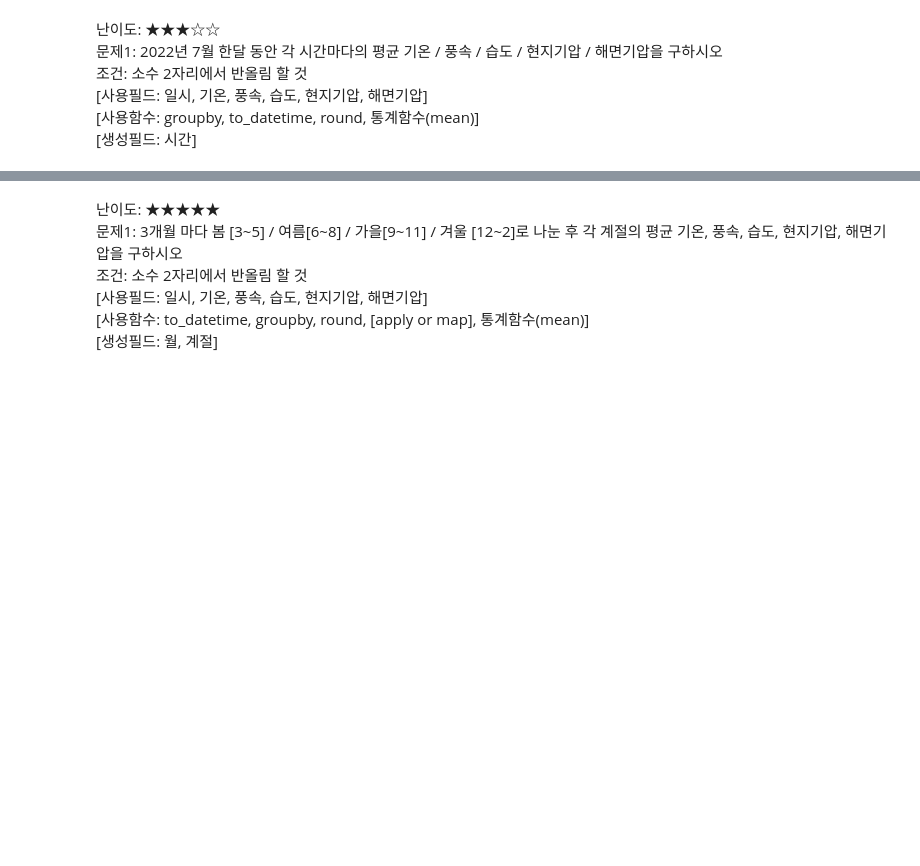
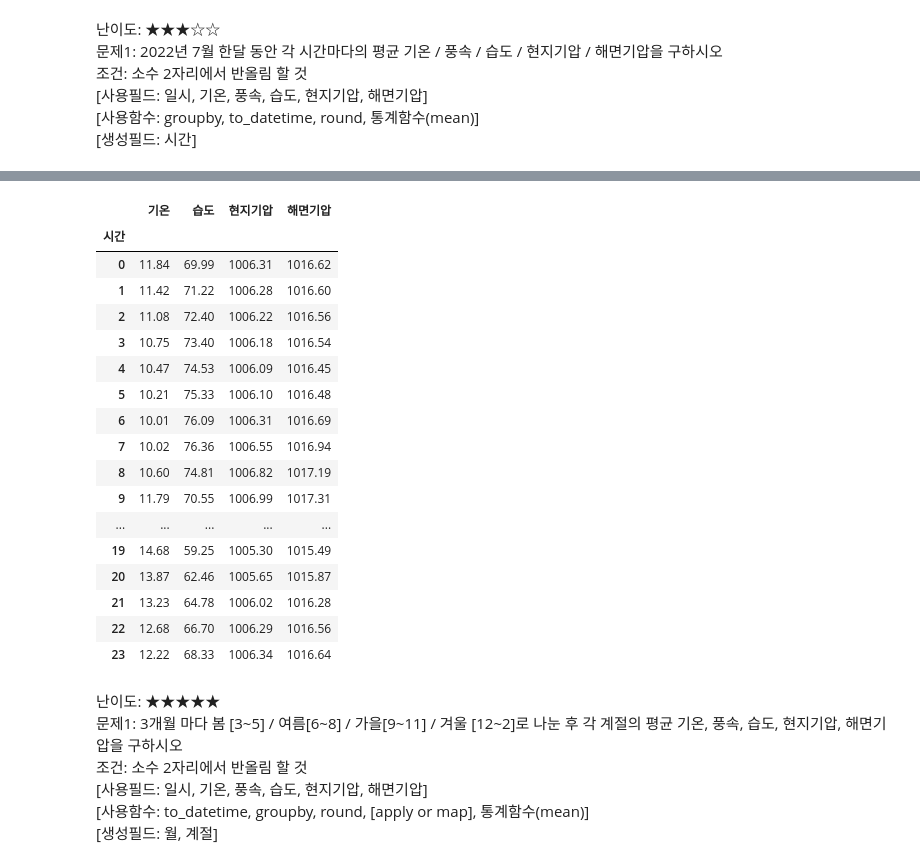
Before and after one commit to doxgxxn/231010_basic_study, a Jupyter notebook: ch02_Quest.ipynb, the cells around one changed output, grey strips where cells are left out. Drawn from its saved outputs; the diff is of its cells as text; code cells hidden in the pictures; blank space fills up the shorter version.

```diff
--- a/ch02_Quest.ipynb
+++ b/ch02_Quest.ipynb
@@ -211,0 +321,3 @@ Seoul
+# %%
+Seoul['시간'] = pd.to_datetime(Seoul['일시']).dt.hour
+Seoul.head(5)
@@ -212,3 +331,24 @@ Seoul
+# %%
+Seoul.groupby('시간')[['기온','습도','현지기압','해면기압']].mean().round(2)
+# %% [output]
+|  | 기온 | 습도 | 현지기압 | 해면기압 |
+| 시간 |  |  |  |  |
+| 0 | 11.84 | 69.99 | 1006.31 | 1016.62 |
+| 1 | 11.42 | 71.22 | 1006.28 | 1016.60 |
+| 2 | 11.08 | 72.40 | 1006.22 | 1016.56 |
+| 3 | 10.75 | 73.40 | 1006.18 | 1016.54 |
+| 4 | 10.47 | 74.53 | 1006.09 | 1016.45 |
+| 5 | 10.21 | 75.33 | 1006.10 | 1016.48 |
+| 6 | 10.01 | 76.09 | 1006.31 | 1016.69 |
+| 7 | 10.02 | 76.36 | 1006.55 | 1016.94 |
+| 8 | 10.60 | 74.81 | 1006.82 | 1017.19 |
+| 9 | 11.79 | 70.55 | 1006.99 | 1017.31 |
+| ... | ... | ... | ... | ... |
+| 19 | 14.68 | 59.25 | 1005.30 | 1015.49 |
+| 20 | 13.87 | 62.46 | 1005.65 | 1015.87 |
+| 21 | 13.23 | 64.78 | 1006.02 | 1016.28 |
+| 22 | 12.68 | 66.70 | 1006.29 | 1016.56 |
+| 23 | 12.22 | 68.33 | 1006.34 | 1016.64 |
 # %% [markdown]
 난이도: ★★★★★
 문제1: 3개월 마다 봄 [3~5] / 여름[6~8] / 가을[9~11] / 겨울 [12~2]로 나눈 후 각 계절의 평균 기온, 풍속, 습도, 현지기압, 해면기압을 구하시오
```
Also changed, not shown: parts of 23 cells of this notebook, 1 other file.
